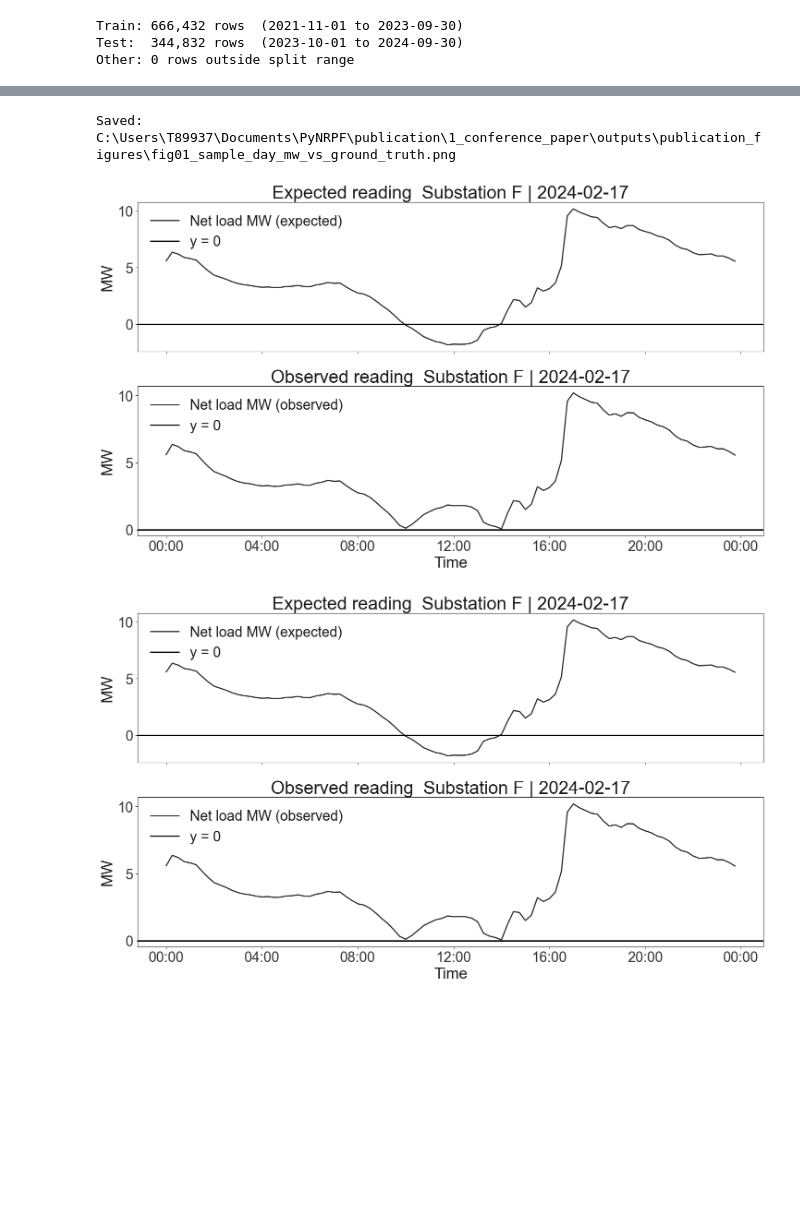
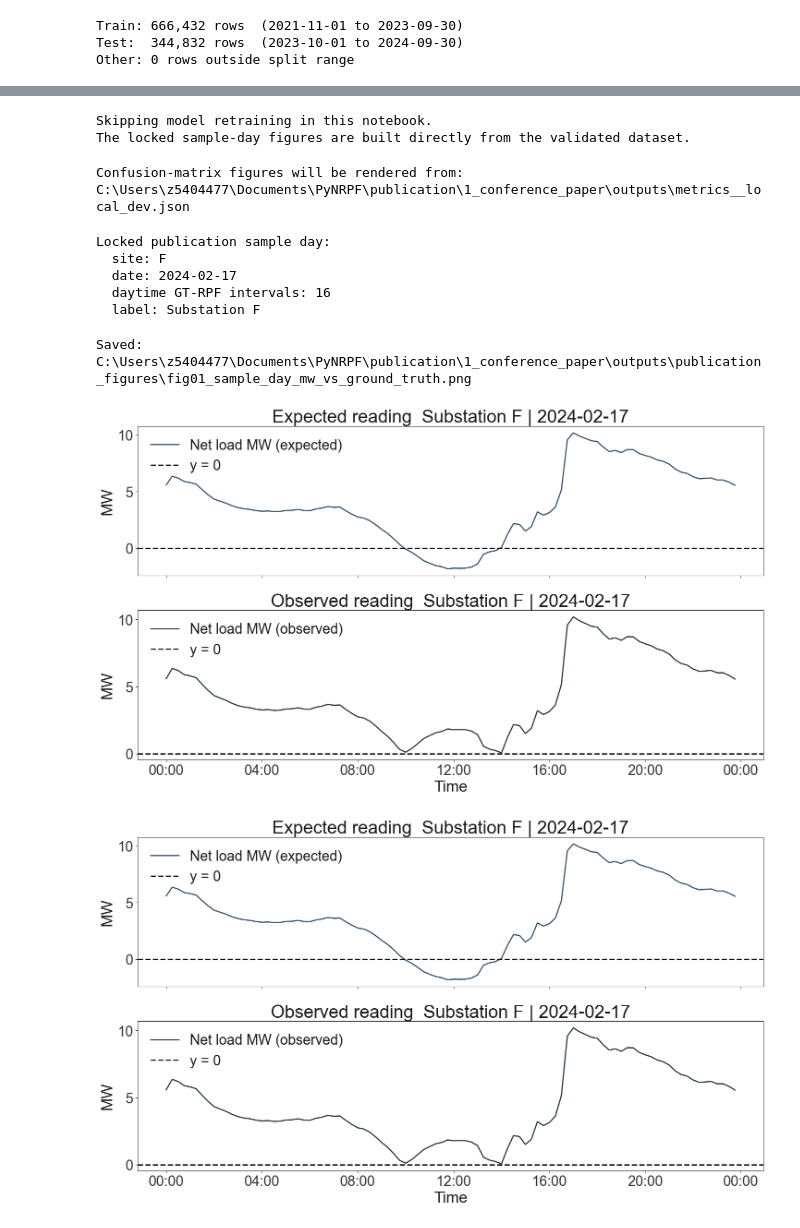
Before and after one commit to mssamhan31/PyNRPF, a Jupyter notebook: publication/1_conference_paper/notebooks/02_publication_figures.executed.ipynb, the cells around one changed output, grey strips where cells are left out. Saved outputs shown, nothing was run; the diff lists cells and outputs as text; code cells hidden in the pictures; blank space fills up the shorter version.

Commit message:
Update publication figures and search outputs

```diff
--- a/publication/1_conference_paper/notebooks/02_publication_figures.executed.ipynb
+++ b/publication/1_conference_paper/notebooks/02_publication_figures.executed.ipynb
@@ -10,7 +11,7 @@ Figures exported to `outputs/publication_figures/` (PNG, 300 dpi):
 # %%
 #  Environment + imports
 from pathlib import Path
-from datetime import time as dt_time
+import json
 import sys, random
 
 # Make src importable
@@ -22,6 +23,7 @@ import pandas as pd
 import matplotlib.pyplot as plt
 import matplotlib.dates as mdates
 import matplotlib.ticker as mticker
+import matplotlib.ticker as mtick
 
 from src.io import (
     load_yaml, req, get,
@@ -29,8 +31,14 @@ from src.io import (
     ensure_dir,
 )
 from src.validate import basic_validate
-from src.m7_threshold import run_m7
-from src.m8_xgb import run_m8
+
+PALETTE = {
+    "net_load": "#22303d",
+    "secondary": "#2F4D67",
+    "solar": "#eb932c",
+    "accent": "#2E6F73",
+}
+ZERO_LINE_COLOR = "#111111"
 
 plt.rcParams.update({
     "font.family": "Arial",
@@ -308,39 +231,77 @@ Selected representative sample day:
+# %%
+#  Model reruns are not required for publication figures
+print("Skipping model retraining in this notebook.")
+print("The locked sample-day figures are built directly from the validated dataset.")
+# %% [output]
+Skipping model retraining in this notebook.
+The locked sample-day figures are built directly from the validated dataset.
+# %%
+#  Metrics source for confusion-matrix figures
+print("Confusion-matrix figures will be rendered from:", METRICS_JSON)
+# %% [output]
+Confusion-matrix figures will be rendered from: C:\Users\z5404477\Documents\PyNRPF\publication\1_conference_paper\outputs\metrics__local_dev.json
+# %%
+#  Load the locked publication sample day
+SAMPLE_SITE = "F"
+SAMPLE_DATE = pd.Timestamp("2024-02-17").date()
+SAMPLE_SITE_LABEL = "Substation F"
+
+sample_day = df_test.loc[
+    (df_test[COL_SITE] == SAMPLE_SITE) & (df_test["date"] == SAMPLE_DATE)
+].copy()
+sample_day = sample_day.sort_values(COL_TS)
+if sample_day.empty:
+    raise RuntimeError(f"Locked publication sample not found: {SAMPLE_SITE} on {SAMPLE_DATE}")
+
+daytime_mask = (sample_day[COL_TS].dt.hour >= 6) & (sample_day[COL_TS].dt.hour < 18)
+sample_daytime_rpf_count = int((sample_day.loc[daytime_mask, COL_GT] < 0).sum())
+
+print("Locked publication sample day:")
+print(f"  site: {SAMPLE_SITE}")
+print(f"  date: {SAMPLE_DATE}")
+print(f"  daytime GT-RPF intervals: {sample_daytime_rpf_count}")
+print(f"  label: {SAMPLE_SITE_LABEL}")
+# %% [output]
+Locked publication sample day:
+  site: F
+  date: 2024-02-17
+  daytime GT-RPF intervals: 16
+  label: Substation F
 # %%
 #  Figure 1: Sample day time plot (ground truth vs net load)
 fig1_path = PUB_FIG_DIR / "fig01_sample_day_mw_vs_ground_truth.png"
 
 fig, axes = plt.subplots(2, 1, figsize=(15, 9), sharex=True)
 x = sample_day[COL_TS]
-curve_color = "0.15"
 
 for ax in axes:
     ax.set_axisbelow(True)
     ax.grid(False)
 
-axes[0].plot(x, sample_day[COL_GT], color=curve_color, linewidth=1.8, label="Net load MW (expected)")
-axes[0].axhline(0, color="0.0", linewidth=2.2, linestyle="-", zorder=5, label="y = 0")
+axes[0].plot(x, sample_day[COL_GT], color=PALETTE["secondary"], linewidth=1.8, label="Net load MW (expected)")
+axes[0].axhline(0, color=ZERO_LINE_COLOR, linewidth=2.2, linestyle="--", zorder=5, label="y = 0")
 axes[0].set_ylabel("MW", fontsize=24)
 axes[0].set_title(f"Expected reading  {SAMPLE_SITE_LABEL} | {SAMPLE_DATE}", fontsize=28)
 axes[0].legend(loc="upper left", frameon=False, fontsize=22)
 
-axes[1].plot(x, sample_day[COL_NET], color=curve_color, linewidth=1.8, label="Net load MW (observed)")
-axes[1].axhline(0, color="0.0", linewidth=2.2, linestyle="-", zorder=5, label="y = 0")
+axes[1].plot(x, sample_day[COL_NET], color=PALETTE["net_load"], linewidth=1.8, label="Net load MW (observed)")
+axes[1].axhline(0, color=ZERO_LINE_COLOR, linewidth=2.2, linestyle="--", zorder=5, label="y = 0")
 axes[1].set_ylabel("MW", fontsize=24)
 axes[1].set_xlabel("Time", fontsize=24)
 axes[1].set_title(f"Observed reading  {SAMPLE_SITE_LABEL} | {SAMPLE_DATE}", fontsize=28)
 axes[1].legend(loc="upper left", frameon=False, fontsize=22)
 
 axes[1].xaxis.set_major_locator(mdates.HourLocator(interval=4))
 axes[1].xaxis.set_major_formatter(mdates.DateFormatter("%H:%M"))
 for ax in axes:
     ax.yaxis.set_major_locator(mticker.MultipleLocator(5))
     ax.tick_params(axis="both", labelsize=22)
 fig.tight_layout()
 fig.savefig(fig1_path, dpi=300, bbox_inches="tight")
 print(f"Saved: {fig1_path}")
 fig
 # %% [output]
-Saved: C:\Users\T89937\Documents\PyNRPF\publication\1_conference_paper\outputs\publication_figures\fig01_sample_day_mw_vs_ground_truth.png
+Saved: C:\Users\z5404477\Documents\PyNRPF\publication\1_conference_paper\outputs\publication_figures\fig01_sample_day_mw_vs_ground_truth.png
-[figure, old version]
+[figure, new version]
-[figure, old version]
+[figure, new version]
 # %%
```
Also changed, not shown: parts of 10 cells of this notebook, 14 other files.
